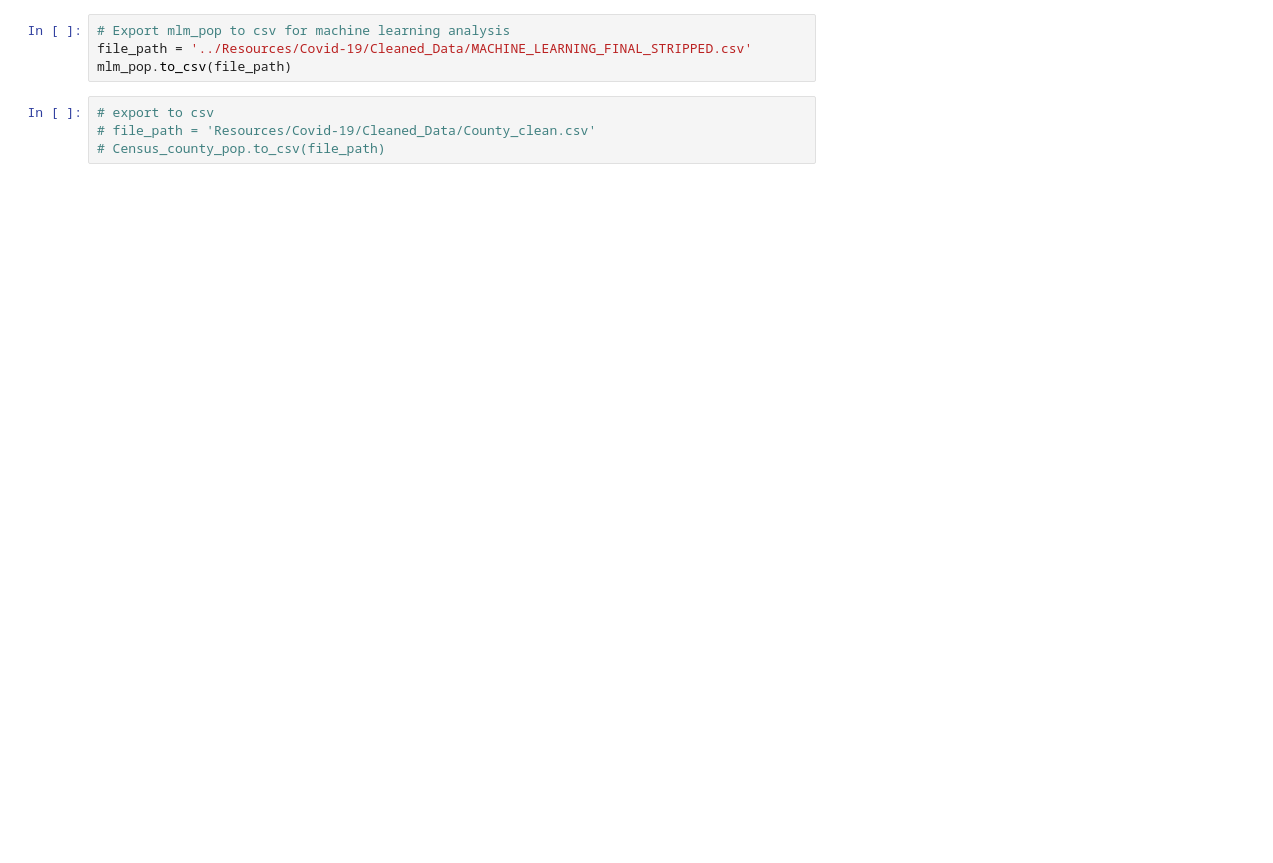
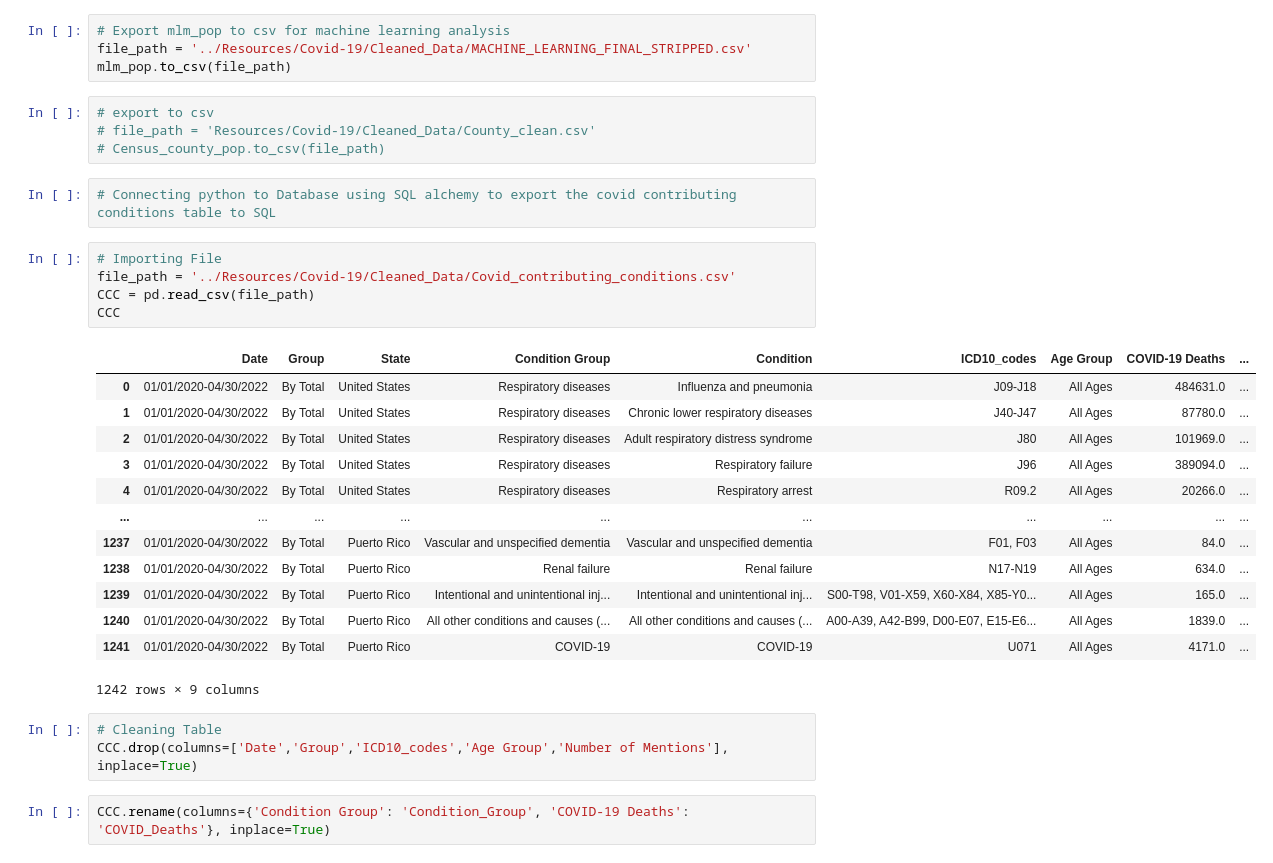
Before and after one commit to HartChrisT/Covid_Comorbidities, a Jupyter notebook: Database/ETL_misc/Cleaned_Data_Machine_Learning_Model.ipynb, the cells around one changed output. Drawn from its saved outputs; the diff is of its cells as text; blank space fills up the shorter version.

Commit message:
added connection pandas to postgress sqalchemy by exporting the covid_contributing_conditions dataframe to sql and ran a query

```diff
--- a/Database/ETL_misc/Cleaned_Data_Machine_Learning_Model.ipynb
+++ b/Database/ETL_misc/Cleaned_Data_Machine_Learning_Model.ipynb
@@ -420,3 +424,29 @@ mlm_pop.to_csv(file_path)
 # export to csv
 # file_path = 'Resources/Covid-19/Cleaned_Data/County_clean.csv'
 # Census_county_pop.to_csv(file_path)
+# %%
+# Connecting python to Database using SQL alchemy to export the covid contributing conditions table to SQL
+# %%
+# Importing File
+file_path = '../Resources/Covid-19/Cleaned_Data/Covid_contributing_conditions.csv'
+CCC = pd.read_csv(file_path)
+CCC
+# %% [output]
+|  | Date | Group | State | Condition Group | Condition | ICD10_codes | Age Group | COVID-19 Deaths | ... |
+| 0 | 01/01/2020-04/30/2022 | By Total | United States | Respiratory diseases | Influenza and pneumonia | J09-J18 | All Ages | 484631.0 | ... |
+| 1 | 01/01/2020-04/30/2022 | By Total | United States | Respiratory diseases | Chronic lower respiratory diseases | J40-J47 | All Ages | 87780.0 | ... |
+| 2 | 01/01/2020-04/30/2022 | By Total | United States | Respiratory diseases | Adult respiratory distress syndrome | J80 | All Ages | 101969.0 | ... |
+| 3 | 01/01/2020-04/30/2022 | By Total | United States | Respiratory diseases | Respiratory failure | J96 | All Ages | 389094.0 | ... |
+| 4 | 01/01/2020-04/30/2022 | By Total | United States | Respiratory diseases | Respiratory arrest | R09.2 | All Ages | 20266.0 | ... |
+| ... | ... | ... | ... | ... | ... | ... | ... | ... | ... |
+| 1237 | 01/01/2020-04/30/2022 | By Total | Puerto Rico | Vascular and unspecified dementia | Vascular and unspecified dementia | F01, F03 | All Ages | 84.0 | ... |
+| 1238 | 01/01/2020-04/30/2022 | By Total | Puerto Rico | Renal failure | Renal failure | N17-N19 | All Ages | 634.0 | ... |
+| 1239 | 01/01/2020-04/30/2022 | By Total | Puerto Rico | Intentional and unintentional inj... | Intentional and unintentional inj... | S00-T98, V01-X59, X60-X84, X85-Y0... | All Ages | 165.0 | ... |
+| 1240 | 01/01/2020-04/30/2022 | By Total | Puerto Rico | All other conditions and causes (... | All other conditions and causes (... | A00-A39, A42-B99, D00-E07, E15-E6... | All Ages | 1839.0 | ... |
+| 1241 | 01/01/2020-04/30/2022 | By Total | Puerto Rico | COVID-19 | COVID-19 | U071 | All Ages | 4171.0 | ... |
+1242 rows × 9 columns
+# %%
+# Cleaning Table
+CCC.drop(columns=['Date','Group','ICD10_codes','Age Group','Number of Mentions'], inplace=True)
+# %%
+CCC.rename(columns={'Condition Group': 'Condition_Group', 'COVID-19 Deaths': 'COVID_Deaths'}, inplace=True)
```
Also changed, not shown: parts of 11 cells of this notebook, 2 other files.
